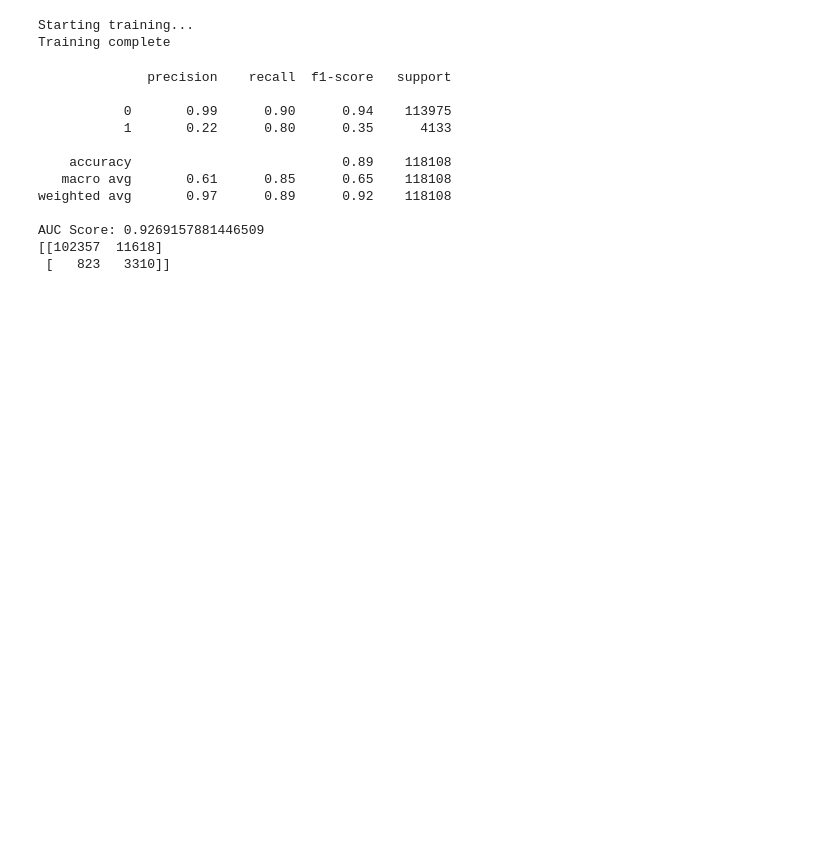
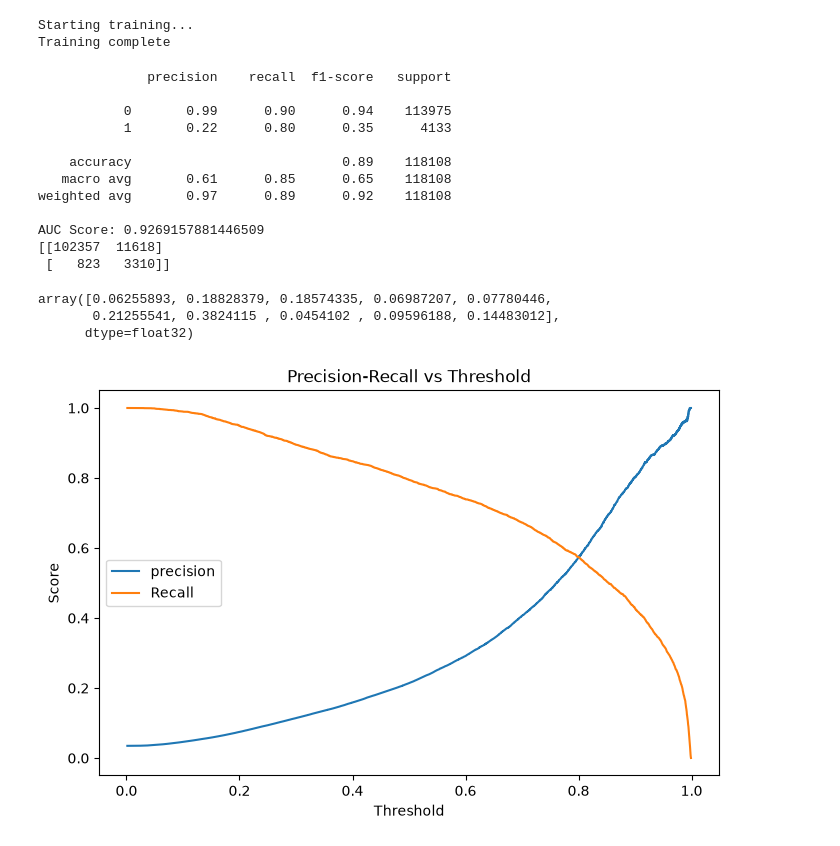
Before and after one commit to Afifarizvi/fraud-detection-system, a Jupyter notebook: notebooks/01_eda.ipynb, the cells around one changed output. Cells and saved outputs as stored; diff of their text form; code cells hidden in the pictures; blank space fills up the shorter version.

Commit message:
Threshold tuning-selected 0.8 as F1-balanced cutoff, precision 0.214->0.574

```diff
--- a/notebooks/01_eda.ipynb
+++ b/notebooks/01_eda.ipynb
@@ -325,3 +325,25 @@ weighted avg       0.97      0.89      0.92    118108
 AUC Score: 0.9269157881446509
 [[102357  11618]
  [   823   3310]]
+# %%
+y_pred_proba=model_fe.predict_proba(x_test)[:,1]
+y_pred_proba[:10]
+# %% [output]
+array([0.06255893, 0.18828379, 0.18574335, 0.06987207, 0.07780446,
+       0.21255541, 0.3824115 , 0.0454102 , 0.09596188, 0.14483012],
+      dtype=float32)
+# %%
+from sklearn.metrics import precision_recall_curve
+import matplotlib.pyplot as plt
+precisions, recalls, thresholds= precision_recall_curve(y_test, y_pred_proba)
+
+plt.figure(figsize=(8,5))
+plt.plot(thresholds, precisions[:-1], label='precision')
+plt.plot(thresholds, recalls[:-1], label='Recall')
+plt.xlabel('Threshold')
+plt.ylabel('Score')
+plt.legend()
+plt.title('Precision-Recall vs Threshold')
+plt.show()
+# %% [output]
+[figure, added]
```
Also changed, not shown: parts of 4 cells of this notebook, 1 other file.
